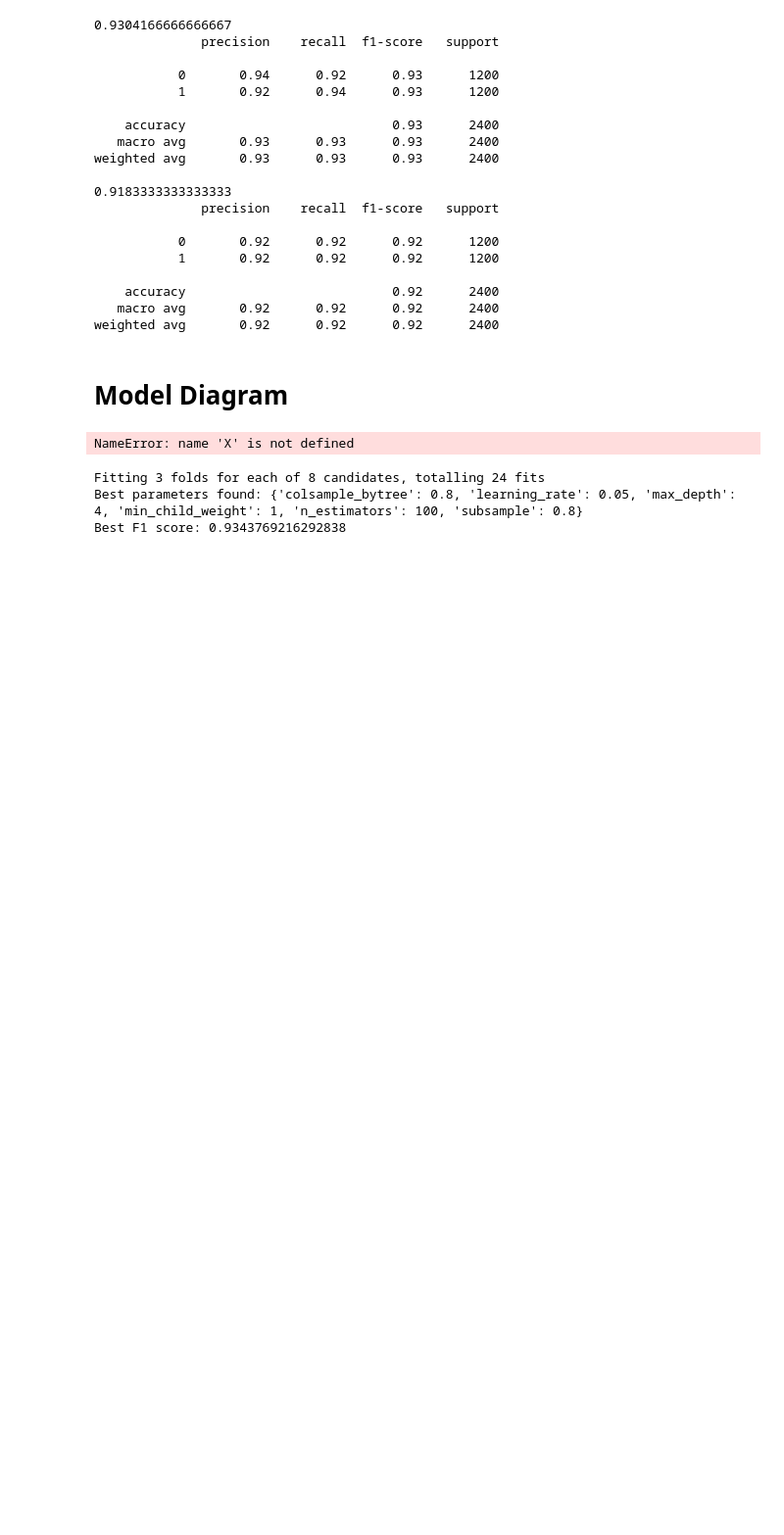
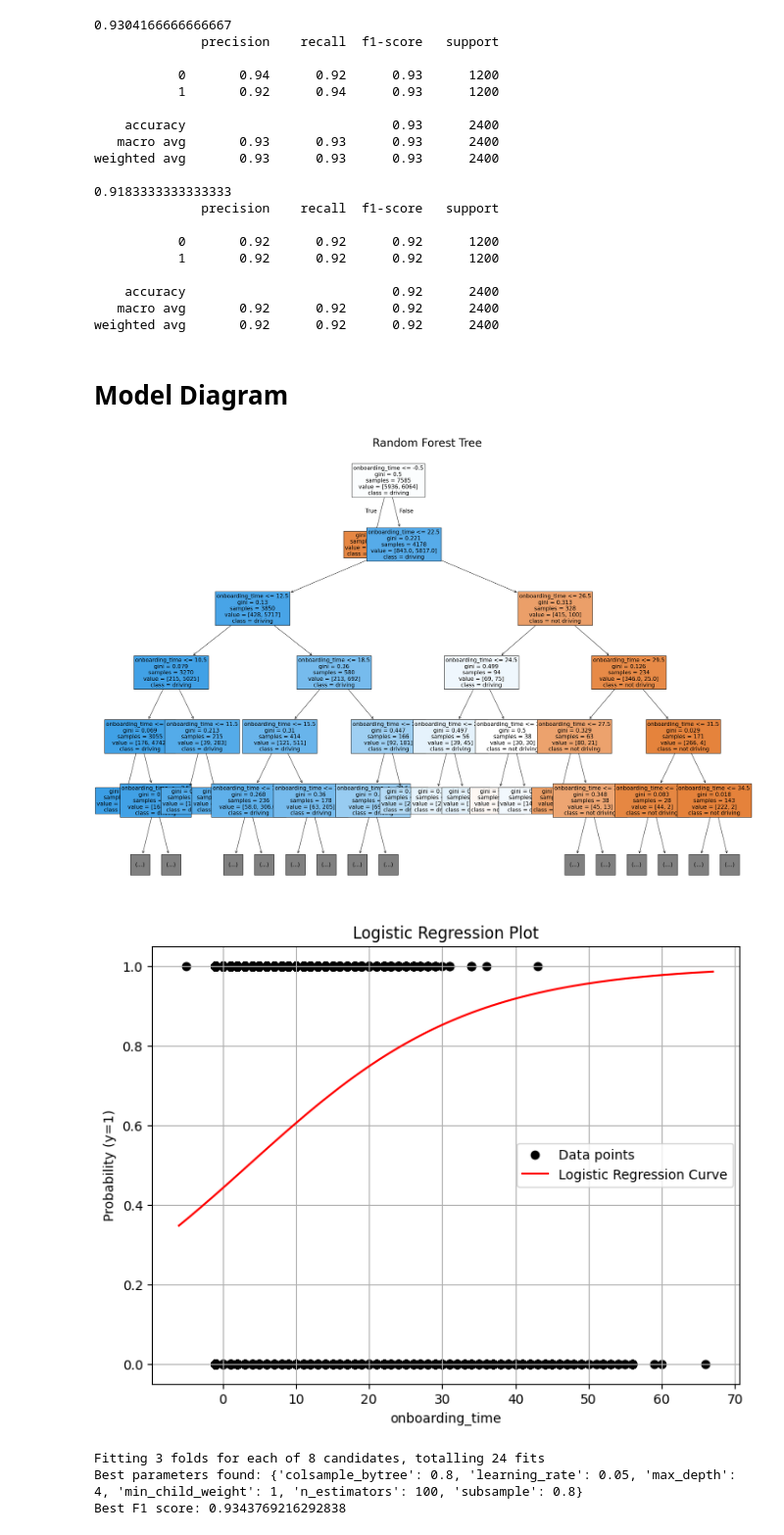
Before and after one commit to johnsonng05/Datathon-2025, a Jupyter notebook: deepnote/Datathon2025/Driven by Data.ipynb, the cells around one changed output. Shown at 98% size. Saved outputs shown, nothing was run; the diff lists cells and outputs as text; code cells hidden in the pictures; blank space fills up the shorter version.

```diff
--- a/deepnote/Datathon2025/Driven by Data.ipynb
+++ b/deepnote/Datathon2025/Driven by Data.ipynb
@@ -219,39 +192,44 @@ weighted avg       0.93      0.93      0.93      2400
 weighted avg       0.92      0.92      0.92      2400
 # %% [markdown]
 # Model Diagram
-# %%
-
-#Logistic Regression Graph
-
-model = LogisticRegression()
-model.fit(X, y)
-X_range = np.linspace(X.min() - 1, X.max() + 1, 100).reshape(-1, 1)
-y_proba = model.predict_proba(X_range)
-plt.figure(figsize=(8, 6))
-plt.scatter(X, y, color='black', label='Data points')
-plt.plot(X_range, y_proba[:, 1], color='red', label='Logistic Regression Curve')
-plt.xlabel('X')
-plt.ylabel('Probability (y=1)')
-plt.title('Logistic Regression Plot')
-plt.legend()
-plt.grid(True)
-plt.show()
-
-#Random Forest Tree
-
-reg_model = RandomForestClassifier()
-reg_model.fit(X, y)
-estimator = reg_model.estimators_[0]
-
-plt.figure(figsize=(31, 22))  # Bigger size
-plot_tree(estimator,
-        feature_names=X.columns,
-        class_names=['not driving', 'driving'],
-        filled=True,
-        max_depth=5,
-        fontsize=15)
-plt.title("Random Forest Tree", fontsize=30)
-plt.show()
-# %% [output]
-NameError: name 'X' is not defined
+# %%
+# Random Forest Tree
+reg_model = RandomForestClassifier()
+reg_model.fit(X, y)
+
+estimator = reg_model.estimators_[0]
+
+plt.figure(figsize=(31, 22))  # Bigger size
+plot_tree(estimator,
+          feature_names=X.columns,
+          class_names=['not driving', 'driving'],
+          filled=True,
+          max_depth=5,
+          fontsize=15)
+plt.title("Random Forest Tree", fontsize=30)
+plt.show()
+
+# Logistic Regression Graph
+model = LogisticRegression()
+X = df[['onboarding_time']]
+model.fit(X, y)
+
+# Creating a meaningful range for logistic regression visualization using the first feature
+X_feature = X.iloc[:, 0].values.reshape(-1, 1)
+X_range = np.linspace(X_feature.min() - 1, X_feature.max() + 1, 100).reshape(-1, 1)
+model.fit(X_feature, y)  # Refitting model with one feature to simplify visualization
+y_proba = model.predict_proba(X_range)
+
+plt.figure(figsize=(8, 6))
+plt.scatter(X_feature, y, color='black', label='Data points')
+plt.plot(X_range, y_proba[:, 1], color='red', label='Logistic Regression Curve')
+plt.xlabel('onboarding_time')
+plt.ylabel('Probability (y=1)')
+plt.title('Logistic Regression Plot')
+plt.legend()
+plt.grid(True)
+plt.show()
+# %% [output]
+[figure, added]
+[figure, added]
 # %%
```
Also changed, not shown: parts of 5 cells of this notebook.
